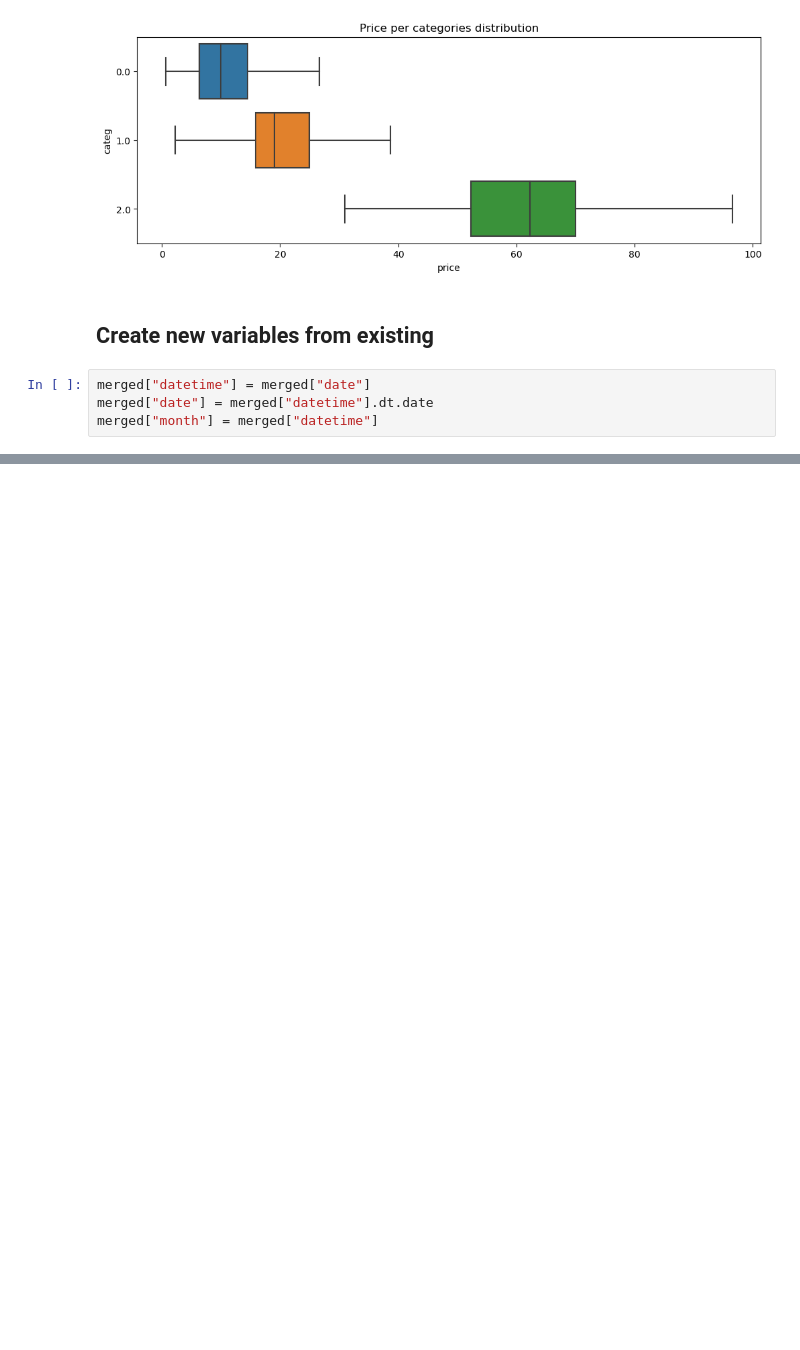
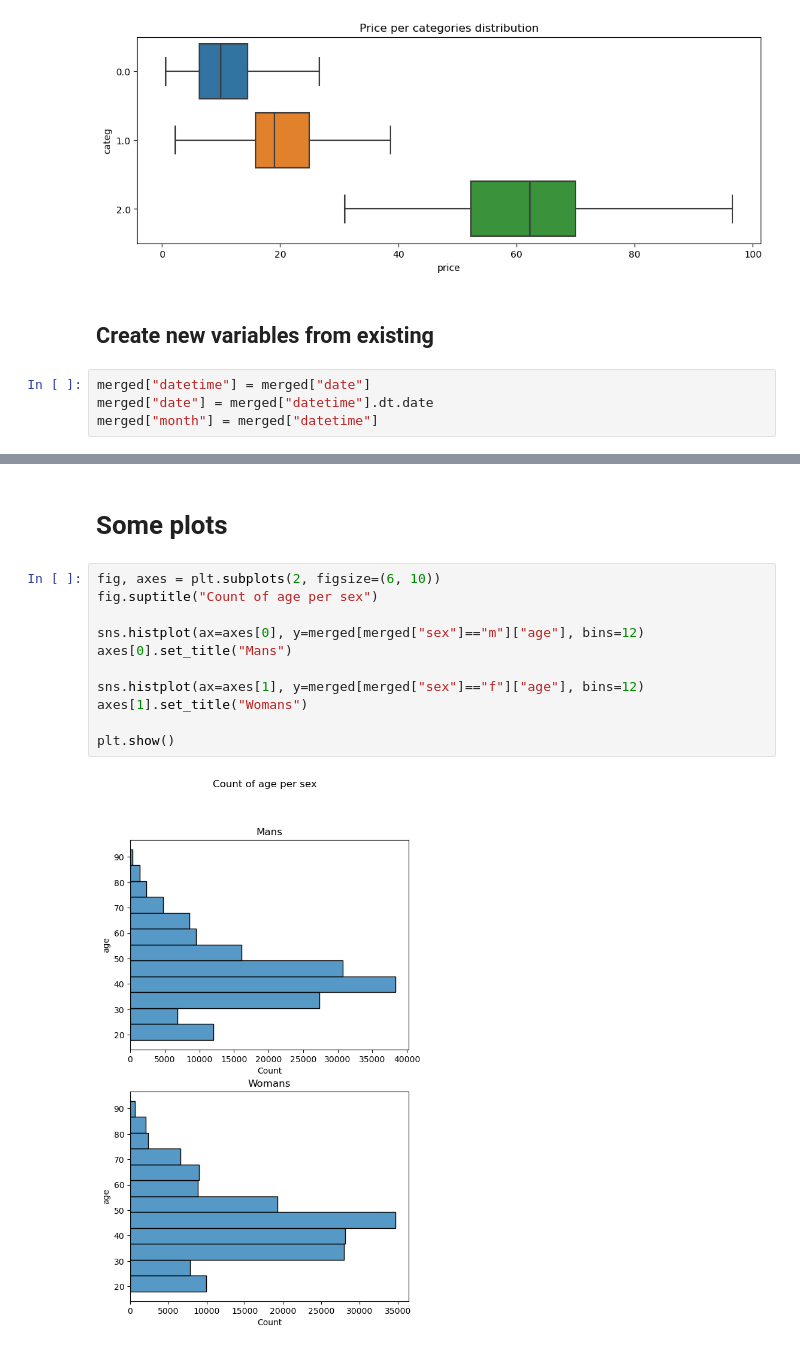
Before and after one commit to MENT3/m2-math-project, a Jupyter notebook: librairie/eda.ipynb, the cells around one changed output, grey strips where cells are left out. Drawn from its saved outputs; the diff is of its cells as text; blank space fills up the shorter version.

```diff
--- a/librairie/eda.ipynb
+++ b/librairie/eda.ipynb
@@ -528,0 +587,15 @@ TODO :
+# %% [markdown]
+# Some plots
+# %%
+fig, axes = plt.subplots(2, figsize=(6, 10))
+fig.suptitle("Count of age per sex")
+
+sns.histplot(ax=axes[0], y=merged[merged["sex"]=="m"]["age"], bins=12)
+axes[0].set_title("Mans")
+
+sns.histplot(ax=axes[1], y=merged[merged["sex"]=="f"]["age"], bins=12)
+axes[1].set_title("Womans")
+
+plt.show()
+# %% [output]
+[figure, added]
```
Also changed, not shown: parts of 27 cells of this notebook, 1 other file.
